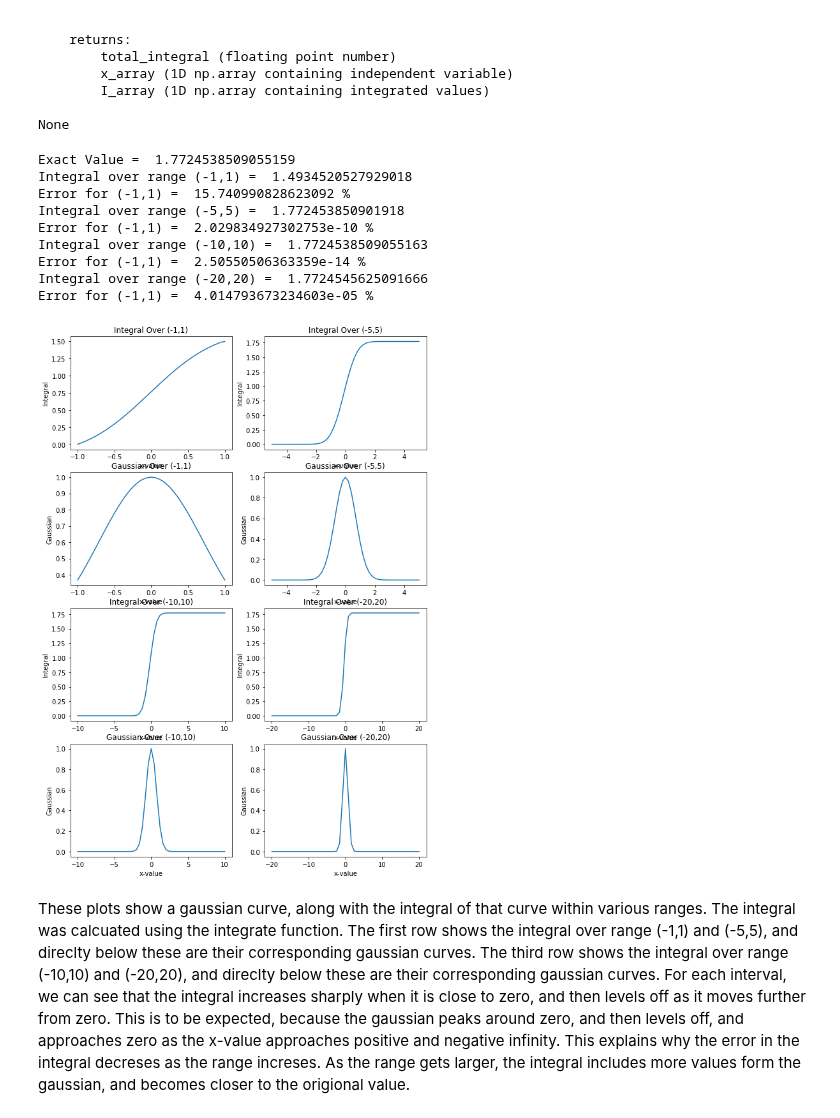
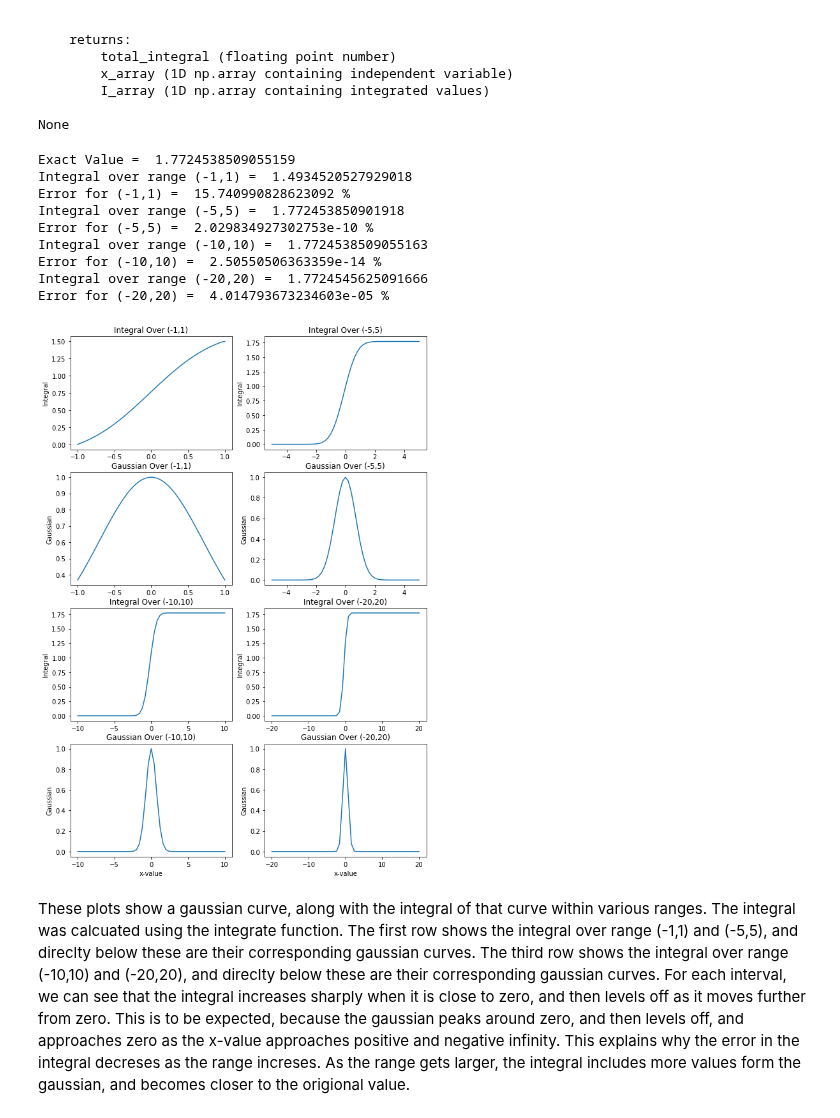
Before and after one commit to aMartin6/Labs, a Jupyter notebook: Lab4/Lab4.ipynb, the cells around one changed output. Saved outputs shown, nothing was run; the diff lists cells and outputs as text; code cells hidden in the pictures.

Commit message:
Fixed a few errors

```diff
--- a/Lab4/Lab4.ipynb
+++ b/Lab4/Lab4.ipynb
@@ -238,74 +238,68 @@ print("Exact Value = ", exact)
 print("Integral over range (-1,1) = ", values1)
 print("Error for (-1,1) = ", errors1, "%")
 print("Integral over range (-5,5) = ", values5)
-print("Error for (-1,1) = ", errors5, "%")
+print("Error for (-5,5) = ", errors5, "%")
 print("Integral over range (-10,10) = ", values10)
-print("Error for (-1,1) = ", errors10, "%")
+print("Error for (-10,10) = ", errors10, "%")
 print("Integral over range (-20,20) = ", values20)
-print("Error for (-1,1) = ", errors20, "%")
+print("Error for (-20,20) = ", errors20, "%")
 
 # Plots the integral and the gaussian of each range
 plt.figure(figsize = (10,15)) # Resizes plot so that it's legible
 ax = plt.subplot(4,2,1)
 plt.plot(x_array1, I_array1)
 plt.title("Integral Over (-1,1)")
-plt.xlabel("x-value")
 plt.ylabel("Integral")
 
 ax = plt.subplot(4,2,2)
 plt.plot(x_array5, I_array5)
 plt.title("Integral Over (-5,5)")
-plt.xlabel("x-value")
 plt.ylabel("Integral")
 
 ax = plt.subplot(4,2,3)
 plt.plot(x_array1, fx1)
 plt.title("Gaussian Over (-1,1)")
-plt.xlabel("x-value")
 plt.ylabel("Gaussian")
 
 ax = plt.subplot(4,2,4)
 plt.plot(x_array5, fx5)
 plt.title("Gaussian Over (-5,5)")
-plt.xlabel("x-value")
 plt.ylabel("Gaussian")
 
 ax = plt.subplot(4,2,5)
 plt.plot(x_array10, I_array10)
 plt.title("Integral Over (-10,10)")
-plt.xlabel("x-value")
 plt.ylabel("Integral")
 
 ax = plt.subplot(4,2,6)
 plt.plot(x_array20, I_array20)
 plt.title("Integral Over (-20,20)")
-plt.xlabel("x-value")
 plt.ylabel("Integral")
 
 ax = plt.subplot(4,2,7)
 plt.plot(x_array10, fx10)
 plt.title("Gaussian Over (-10,10)")
 plt.xlabel("x-value")
 plt.ylabel("Gaussian")
 
 ax = plt.subplot(4,2,8)
 plt.plot(x_array20, fx20)
 plt.title("Gaussian Over (-20,20)")
 plt.xlabel("x-value")
 plt.ylabel("Gaussian")
 
 plt.show()
 # %% [output]
 Exact Value =  1.7724538509055159
 Integral over range (-1,1) =  1.4934520527929018
 Error for (-1,1) =  15.740990828623092 %
 Integral over range (-5,5) =  1.772453850901918
-Error for (-1,1) =  2.029834927302753e-10 %
+Error for (-5,5) =  2.029834927302753e-10 %
 Integral over range (-10,10) =  1.7724538509055163
-Error for (-1,1) =  2.50550506363359e-14 %
+Error for (-10,10) =  2.50550506363359e-14 %
 Integral over range (-20,20) =  1.7724545625091666
-Error for (-1,1) =  4.014793673234603e-05 %
+Error for (-20,20) =  4.014793673234603e-05 %
-[figure, old version]
+[figure, new version]
 # %% [markdown]
 These plots show a gaussian curve, along with the integral of that curve within various ranges. The integral was calcuated using the integrate function. The first row shows the integral over range (-1,1) and (-5,5), and direclty below these are their corresponding gaussian curves. The third row shows the integral over range (-10,10) and (-20,20), and direclty below these are their corresponding gaussian curves. For each interval, we can see that the integral increases sharply when it is close to zero, and then levels off as it moves further from zero. This is to be expected, because the gaussian peaks around zero, and then levels off, and approaches zero as the x-value approaches positive and negative infinity. This explains why the error in the integral decreses as the range increses. As the range gets larger, the integral includes more values form the gaussian, and becomes closer to the origional value.
 # %%
```
Also changed, not shown: parts of 1 cell of this notebook.
